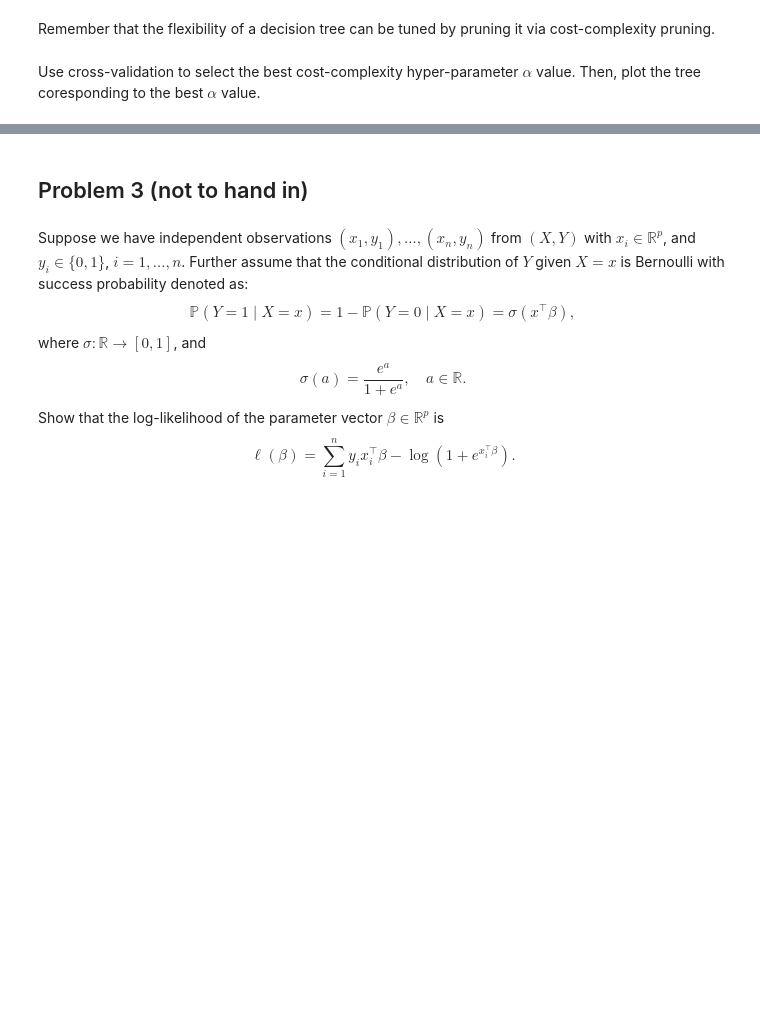
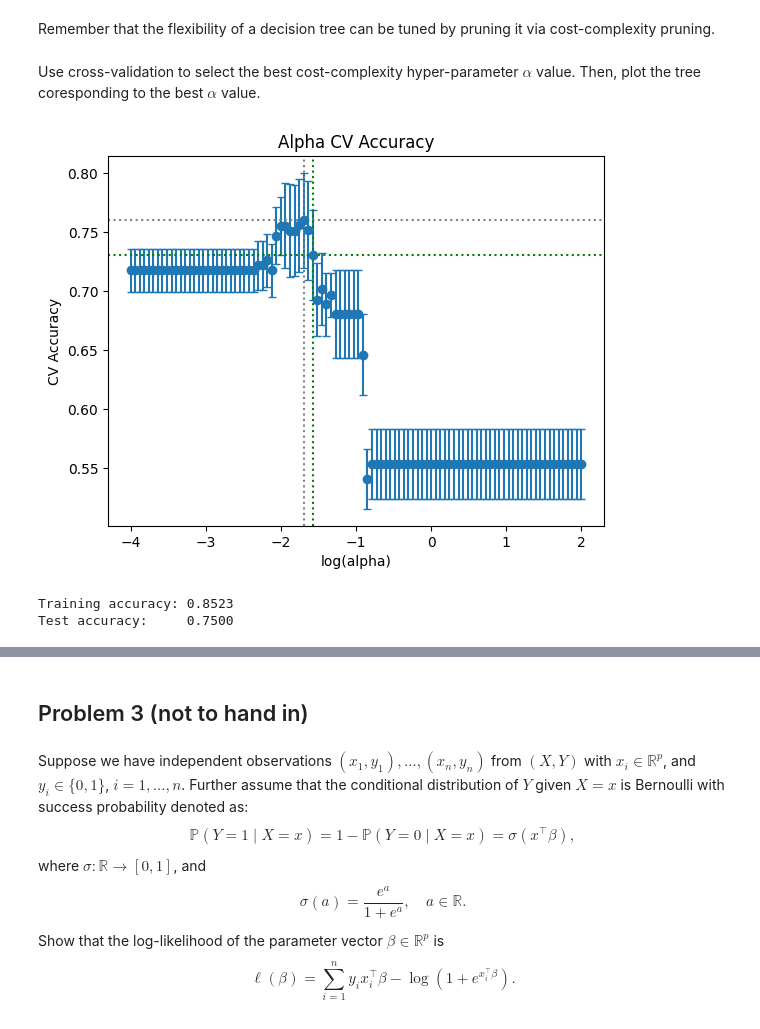
Before and after one commit to Guus03/MSc-Business-Analytics, a Jupyter notebook: Machine-Learning/Exercise_06.ipynb, the cells around one changed output, grey strips where cells are left out. Saved outputs shown, nothing was run; the diff lists cells and outputs as text; code cells hidden in the pictures; blank space fills up the shorter version.

```diff
--- a/Machine-Learning/Exercise_06.ipynb
+++ b/Machine-Learning/Exercise_06.ipynb
@@ -99,3 +207,6 @@ from sklearn.model_selection import KFold, train_test_split, GridSearchCV
 ### 2.0 Data import and Cleaning
 # %% [markdown]
 Import the "Heart" dataset, containing demographic and medical informations about a list of patients. Drop `NA` values, convert the categorical variables into the desired pandas type: "category", and perform any other necessary data cleaning.
+# %%
+# Import dataset
+heart = pd.read_csv("MLData/Heart_ISL.csv")
@@ -141,0 +278,74 @@ plt.show()
+# %%
+# Create cross-validation folds
+folds = KFold(n_splits=10, shuffle=True, random_state=40)
+
+import numpy as np
+from sklearn.model_selection import GridSearchCV
+
+# Define CV object
+grid = 10 ** np.linspace(-4, 2, 100)
+Tree_cv = GridSearchCV(
+    estimator=UnTree,
+    param_grid={"ccp_alpha": grid},
+    scoring="accuracy",
+    cv=folds,
+)
+
+# Fit the model
+Tree_cv.fit(X_train, y_train)
+
+# Plot results of cross-validation
+import matplotlib.pyplot as plt
+cv_res = Tree_cv
+
+mean_scores = cv_res.cv_results_["mean_test_score"]
+se_scores = cv_res.cv_results_["std_test_score"] / np.sqrt(10) # ! very important to divide by sqrt(# folds)
+params = cv_res.cv_results_["param_ccp_alpha"].data
+
+best_index = np.argmax(mean_scores)
+
+one_se_best_param = np.max(
+    grid[mean_scores >= mean_scores[best_index] - se_scores[best_index]]
+)
+
+one_se_score = mean_scores[grid == one_se_best_param][0]
+
+# just for reference, we also plot the parameter that maximizes the cross-validated accuracy
+best_param = cv_res.best_params_["ccp_alpha"]
+best_score = cv_res.best_score_
+
+plt.errorbar(x=np.log10(grid), y=mean_scores, yerr=se_scores, fmt="o", capsize=3)
+
+plt.axvline(
+    np.log10(best_param), ls="dotted", color="grey"
+)  # vertical line at the parameter value yielding highest accuracty
+plt.axhline(
+    best_score, ls="dotted", color="grey"
+)  # horizontal line at highest accuracy
+plt.axvline(
+    np.log10(one_se_best_param), ls="dotted", color="green"
+)  # vertical line at the parameter corresponding to 1-se
+plt.axhline(
+    one_se_score, ls="dotted", color="green"
+)  # horizontal line at corresponding to 1-se parameter
+
+plt.title("Alpha CV Accuracy")
+plt.xlabel("log(alpha)")
+plt.ylabel("CV Accuracy")
+plt.show()
+# %% [output]
+[figure, added]
+# %%
+# Fit tree with best parameter
+best_tree = DecisionTreeClassifier(ccp_alpha=best_param)
+best_tree.fit(X_train, y_train)
+
+# Check accuracy on training and test data
+train_accuracy = best_tree.score(X_train, y_train)
+test_accuracy = best_tree.score(X_test, y_test)
+
+print(f"Training accuracy: {train_accuracy:.4f}")
+print(f"Test accuracy:     {test_accuracy:.4f}")
+# %% [output]
+Training accuracy: 0.8523
+Test accuracy:     0.7500
```
Also changed, not shown: parts of 20 cells of this notebook.
